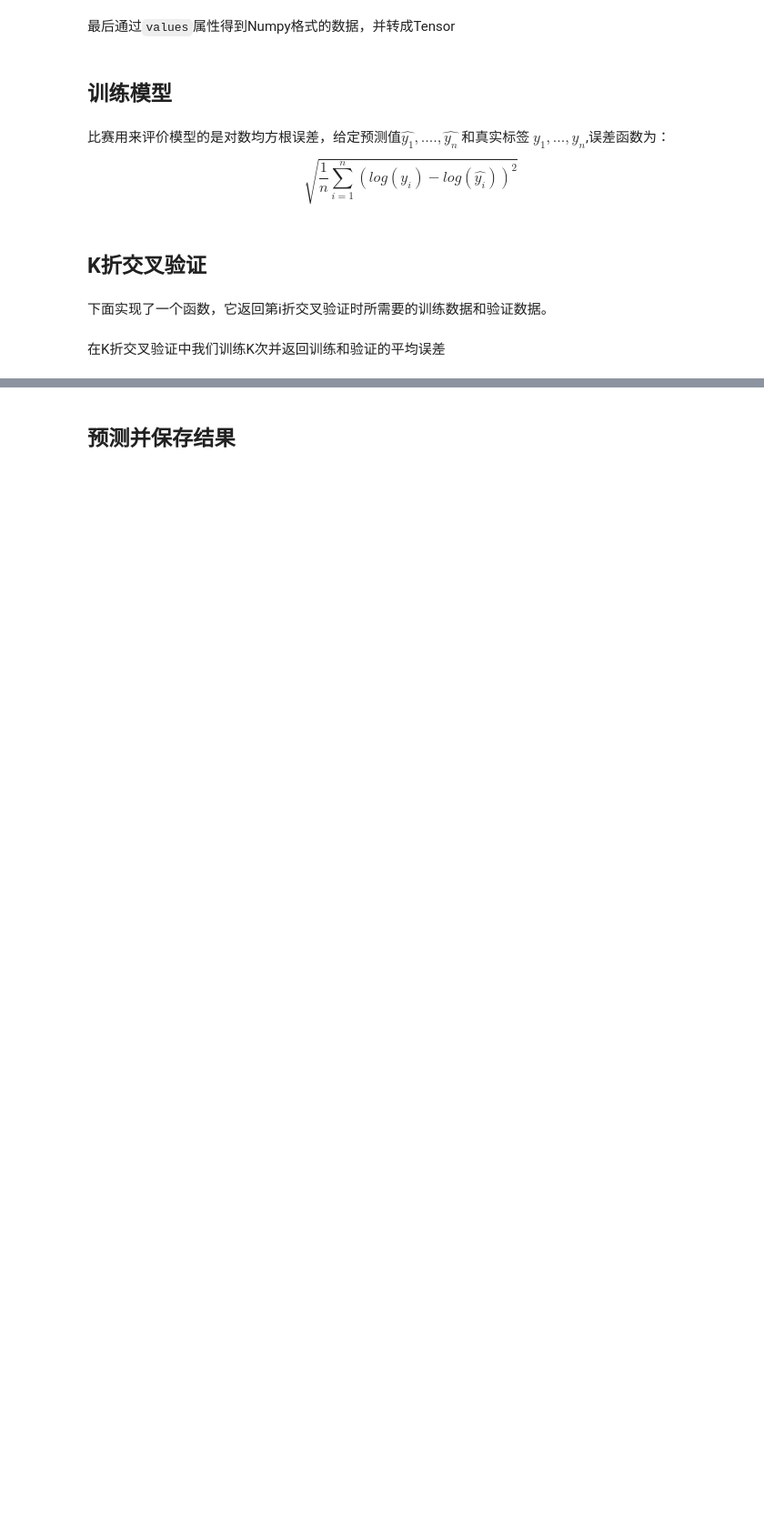
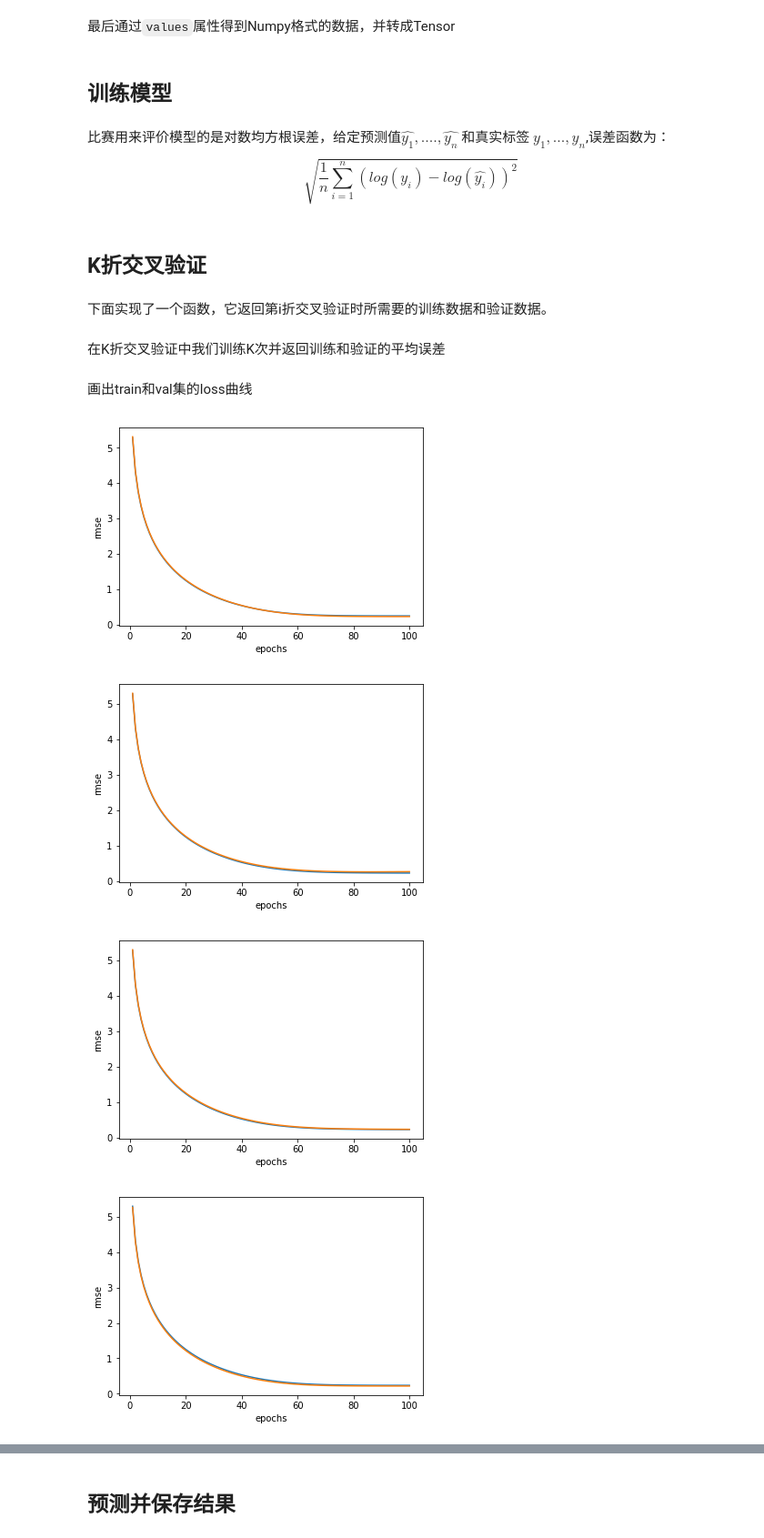
Before and after one commit to lovelyfrog/14daysDL, a Jupyter notebook: task1_and_task2.ipynb, the cells around one changed output, grey strips where cells are left out. Shown: that part at 91% size. Cells and saved outputs as stored; diff of their text form; code cells hidden in the pictures; blank space fills up the shorter version.

Commit message:
plot loss

```diff
--- a/task1_and_task2.ipynb
+++ b/task1_and_task2.ipynb
@@ -130,7 +130,7 @@ def log_rmse(net, features, labels):
     with torch.no_grad():
         # 将小于1的值设成1，使得取对数的时候更稳定
         clipped_preds = torch.max(net(features), torch.tensor(1.0))
-        rmse = torch.sqrt(2*loss(clipped_preds, labels.log()).mean())
+        rmse = torch.sqrt(2*loss(clipped_preds.log(), labels.log()).mean())
     return rmse.item()
 # %%
 def train(net, train_features, train_labels, test_features, test_labels,
@@ -146,7 +146,9 @@ def train(net, train_features, train_labels, test_features, test_labels,
             optimizer.zero_grad()
             l.backward()
             optimizer.step()
-        train_ls.append(log_rmse(net, train_features, train_labels))
+        cur_loss = log_rmse(net, train_features, train_labels)
+#         print(cur_loss)
+        train_ls.append(cur_loss)
         if test_labels is not None:
             test_ls.append(log_rmse(net, test_features, test_labels))
     return train_ls, test_ls
@@ -185,5 +189,22 @@ def k_fold(k, X_train, y_train, num_epoches, learning_rate, weight_dacay, batch)
         data = get_k_fold_data(k, i, X_train, y_train)
         net = get_net(X_train.shape[1])
         train_ls, valid_ls = train(net, *data, num_epoches, learning_rate, weight_dacay, batch_size)
+#         print(train_ls)
         train_l_sum += train_ls[-1]
         valid_l_sum += valid_ls[-1]
+        plt.figure(i)
+        plt.plot(range(1, num_epoches+1), train_ls, label='train')
+        plt.plot(range(1, num_epoches+1), valid_ls, label='valid')
+        plt.xlabel('epochs')
+        plt.ylabel('rmse')
+    plt.show()
+# %% [markdown]
+画出train和val集的loss曲线
+# %%
+k, num_epoches, lr, weight_decay, batch_size = 5, 100, 5, 0, 64
+k_fold(k, train_features, train_labels, num_epoches, lr, weight_decay, batch_size)
+# %% [output]
+[figure, added]
+[figure, added]
+[figure, added]
+[figure, added]
```
Also changed, not shown: parts of 5 cells of this notebook.
